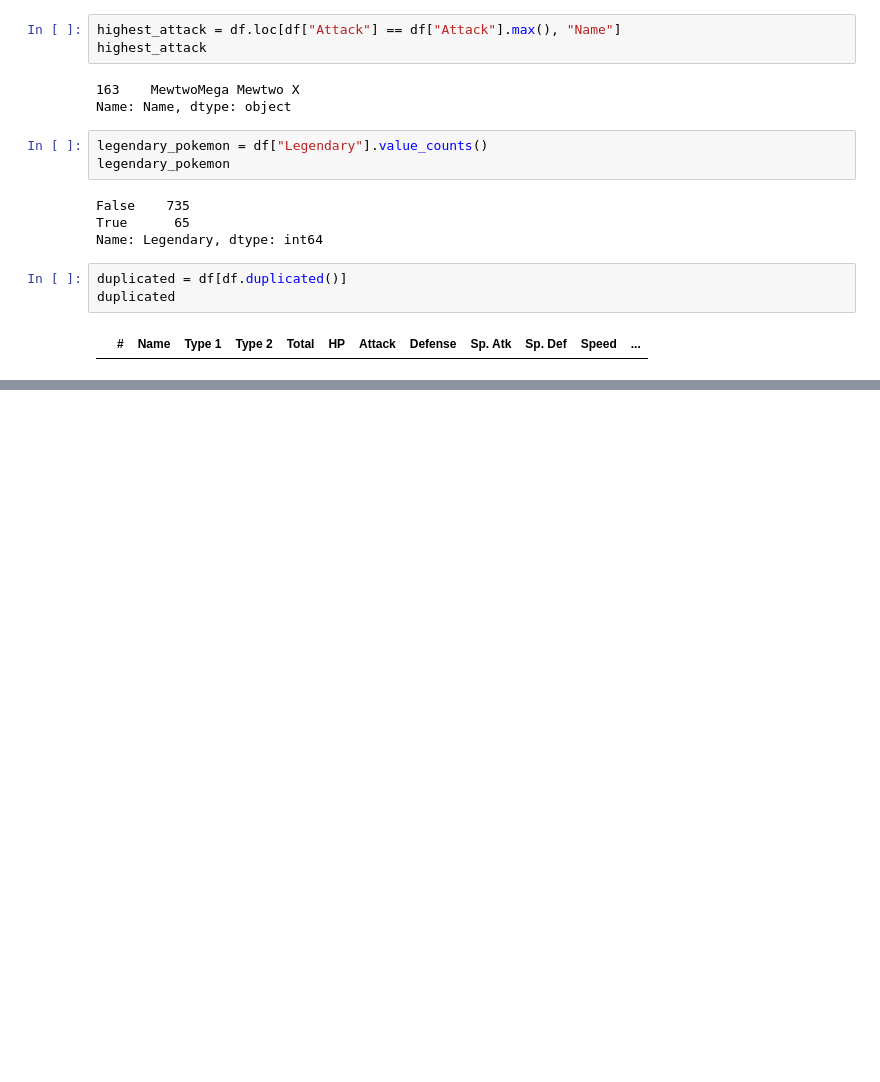
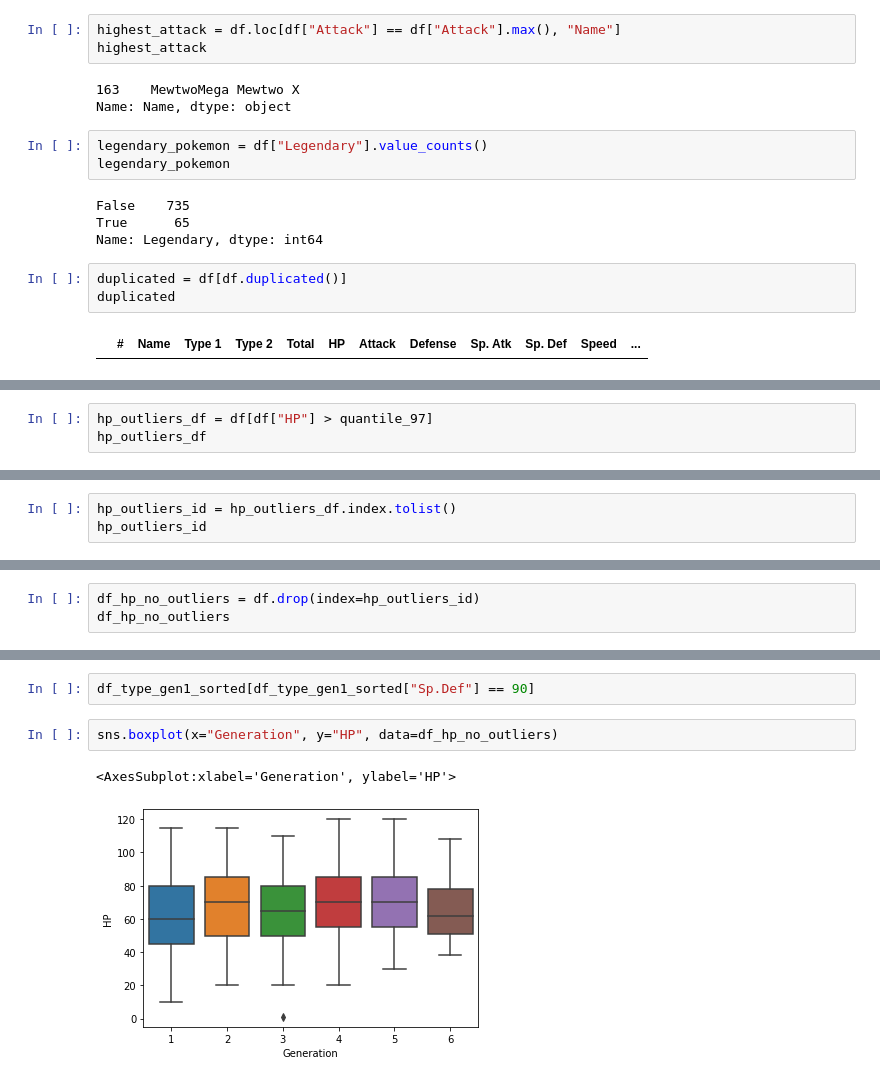
Before and after one commit to jerrymusaga/DataScience, a Jupyter notebook: StackUp/eda/stack.ipynb, the cells around one changed output, grey strips where cells are left out. Saved outputs shown, nothing was run; the diff lists cells and outputs as text; blank space fills up the shorter version.

```diff
--- a/StackUp/eda/stack.ipynb
+++ b/StackUp/eda/stack.ipynb
@@ -118,0 +199,3 @@ duplicated
+# %%
+hp_outliers_df = df[df["HP"] > quantile_97]
+hp_outliers_df
@@ -118,0 +220,3 @@ duplicated
+# %%
+hp_outliers_id = hp_outliers_df.index.tolist()
+hp_outliers_id
@@ -118,0 +241,3 @@ duplicated
+# %%
+df_hp_no_outliers = df.drop(index=hp_outliers_id)
+df_hp_no_outliers
@@ -118,0 +258,7 @@ duplicated
+# %%
+df_type_gen1_sorted[df_type_gen1_sorted["Sp.Def"] == 90]
+# %%
+sns.boxplot(x="Generation", y="HP", data=df_hp_no_outliers)
+# %% [output]
+<AxesSubplot:xlabel='Generation', ylabel='HP'>
+[figure, added]
```
Also changed, not shown: parts of 11 cells of this notebook.
